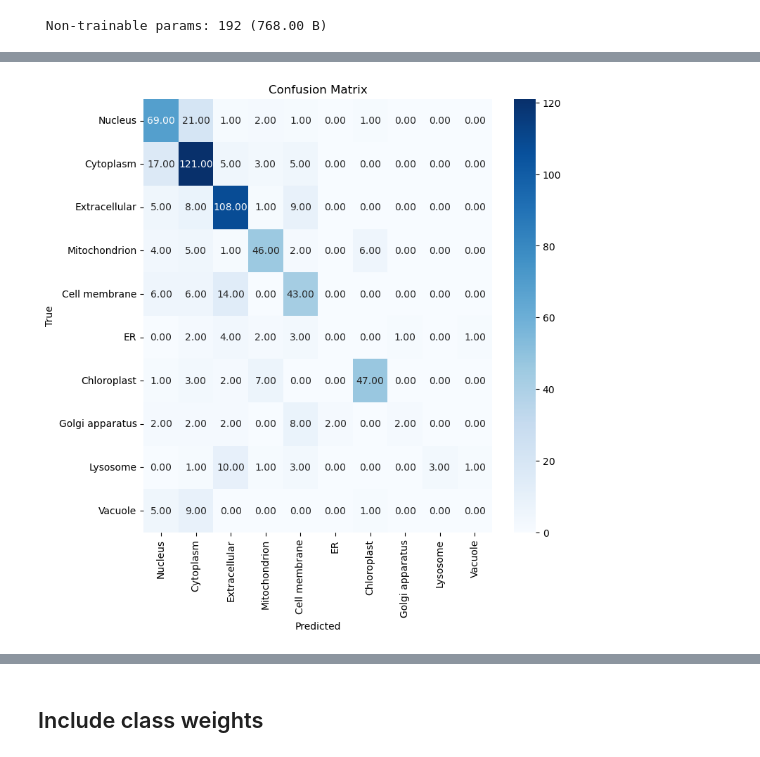
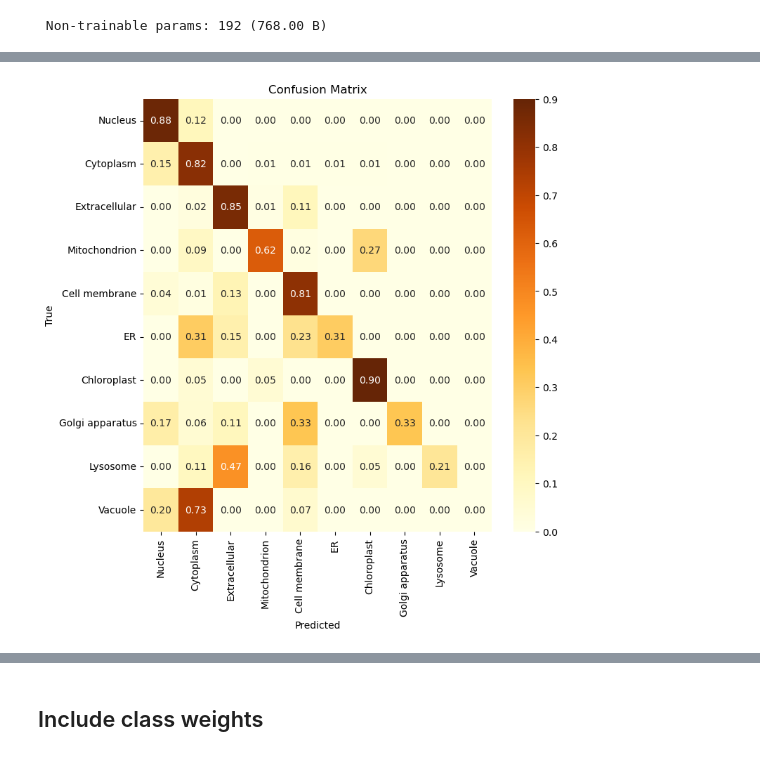
Before and after one commit to jxrgemartinez/subcellular_localisation, a Jupyter notebook: src/subcellular_localisation.ipynb, the cells around one changed output, grey strips where cells are left out. Drawn from its saved outputs; the diff is of its cells as text; code cells hidden in the pictures.

```diff
--- a/src/subcellular_localisation.ipynb
+++ b/src/subcellular_localisation.ipynb
@@ -396,17 +403,16 @@ plt.show()
 # %%
 def cnn_api_model():
     inputs = Input(shape=(400,20))
-    x = Permute((2,1))(inputs)
 
     # Make two parallel convolutional layers with different kernel sizes
     conv_1 = Conv1D(32,
                     kernel_size=3,
                     padding="same",
-                    activation="relu")(x)
+                    activation="relu")(inputs)
     conv_2 = Conv1D(32,
                     kernel_size=5,
                     padding="same",
-                    activation="relu")(x)
+                    activation="relu")(inputs)
 
     convs = Concatenate(axis=1)([conv_1, conv_2])
 
@@ -527,11 +529,11 @@ y_test_classes = np.argmax(y_test, axis=1)
 y_pred_classes = np.argmax(y_pred, axis=1)
 
 # Create confusion matrix
-cm = confusion_matrix(y_test_classes, y_pred_classes)
+cm = confusion_matrix(y_test_classes, y_pred_classes, normalize='true')
 
 # Plot confusion matrix
 plt.figure(figsize=(8, 8))
-sns.heatmap(cm, annot=True, fmt='.2f', xticklabels=classes, yticklabels=classes, cmap='Blues')
+sns.heatmap(cm, annot=True, fmt='.2f', xticklabels=classes, yticklabels=classes, cmap='YlOrBr')
 plt.xlabel('Predicted')
 plt.ylabel('True')
 plt.title('Confusion Matrix')
@@ -541 +543 @@ plt.show()
-[figure, old version]
+[figure, new version]
```
Also changed, not shown: parts of 62 cells of this notebook.
